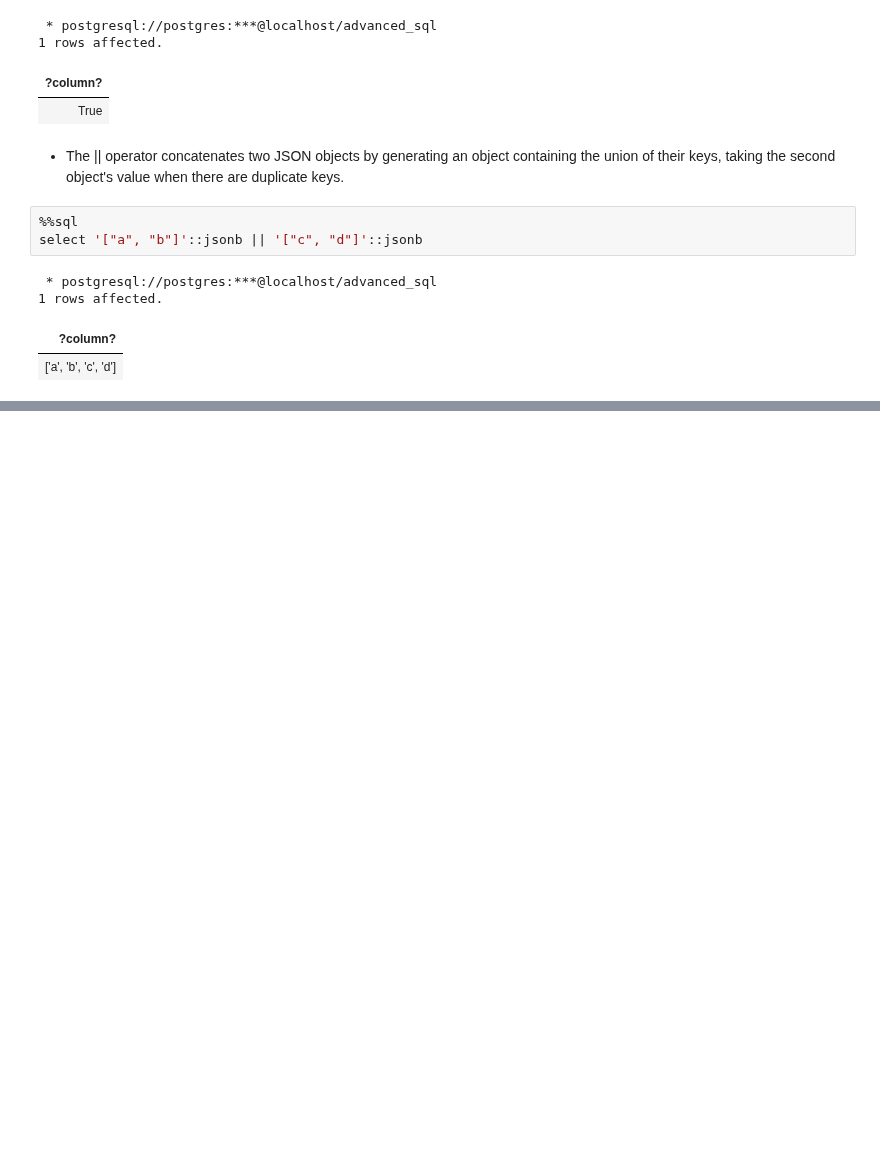
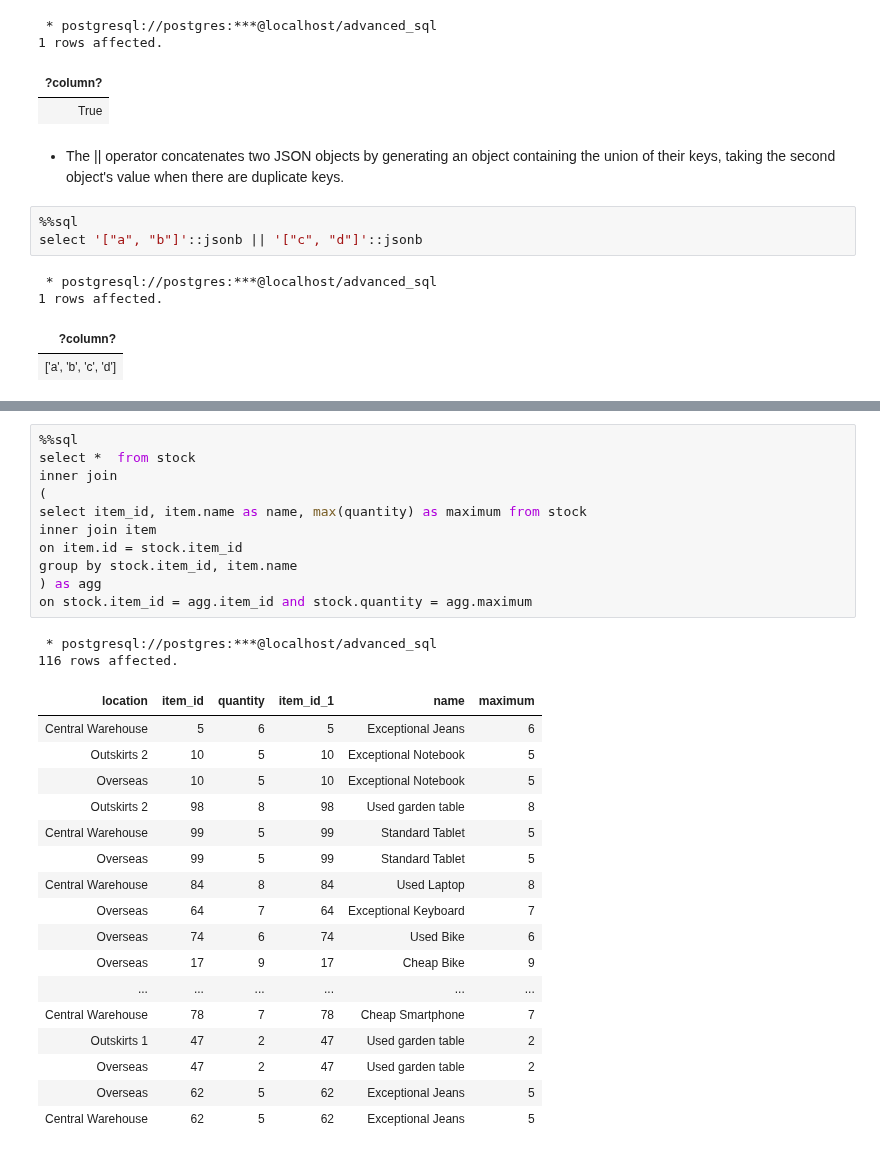
Before and after one commit to fbw-p22-e3-assignments/live-code, a Jupyter notebook: database/ADVANCED_SQL/advanced_sql.ipynb, the cells around one changed output, grey strips where cells are left out. Saved outputs shown, nothing was run; the diff lists cells and outputs as text; blank space fills up the shorter version.

Commit message:
aggre; groupby live

```diff
--- a/database/ADVANCED_SQL/advanced_sql.ipynb
+++ b/database/ADVANCED_SQL/advanced_sql.ipynb
@@ -1058,0 +1913,31 @@ select '["a", "b"]'::jsonb || '["c", "d"]'::jsonb
+# %%
+%%sql
+select *  from stock
+inner join
+(
+select item_id, item.name as name, max(quantity) as maximum from stock
+inner join item
+on item.id = stock.item_id
+group by stock.item_id, item.name
+) as agg
+on stock.item_id = agg.item_id and stock.quantity = agg.maximum
+# %% [output]
+ * postgresql://postgres:***@localhost/advanced_sql
+116 rows affected.
+| location | item_id | quantity | item_id_1 | name | maximum |
+| Central Warehouse | 5 | 6 | 5 | Exceptional Jeans | 6 |
+| Outskirts 2 | 10 | 5 | 10 | Exceptional Notebook | 5 |
+| Overseas | 10 | 5 | 10 | Exceptional Notebook | 5 |
+| Outskirts 2 | 98 | 8 | 98 | Used garden table | 8 |
+| Central Warehouse | 99 | 5 | 99 | Standard Tablet | 5 |
+| Overseas | 99 | 5 | 99 | Standard Tablet | 5 |
+| Central Warehouse | 84 | 8 | 84 | Used Laptop | 8 |
+| Overseas | 64 | 7 | 64 | Exceptional Keyboard | 7 |
+| Overseas | 74 | 6 | 74 | Used Bike | 6 |
+| Overseas | 17 | 9 | 17 | Cheap Bike | 9 |
+| ... | ... | ... | ... | ... | ... |
+| Central Warehouse | 78 | 7 | 78 | Cheap Smartphone | 7 |
+| Outskirts 1 | 47 | 2 | 47 | Used garden table | 2 |
+| Overseas | 47 | 2 | 47 | Used garden table | 2 |
+| Overseas | 62 | 5 | 62 | Exceptional Jeans | 5 |
+| Central Warehouse | 62 | 5 | 62 | Exceptional Jeans | 5 |
```
Also changed, not shown: parts of 106 cells of this notebook, 1 other file.
